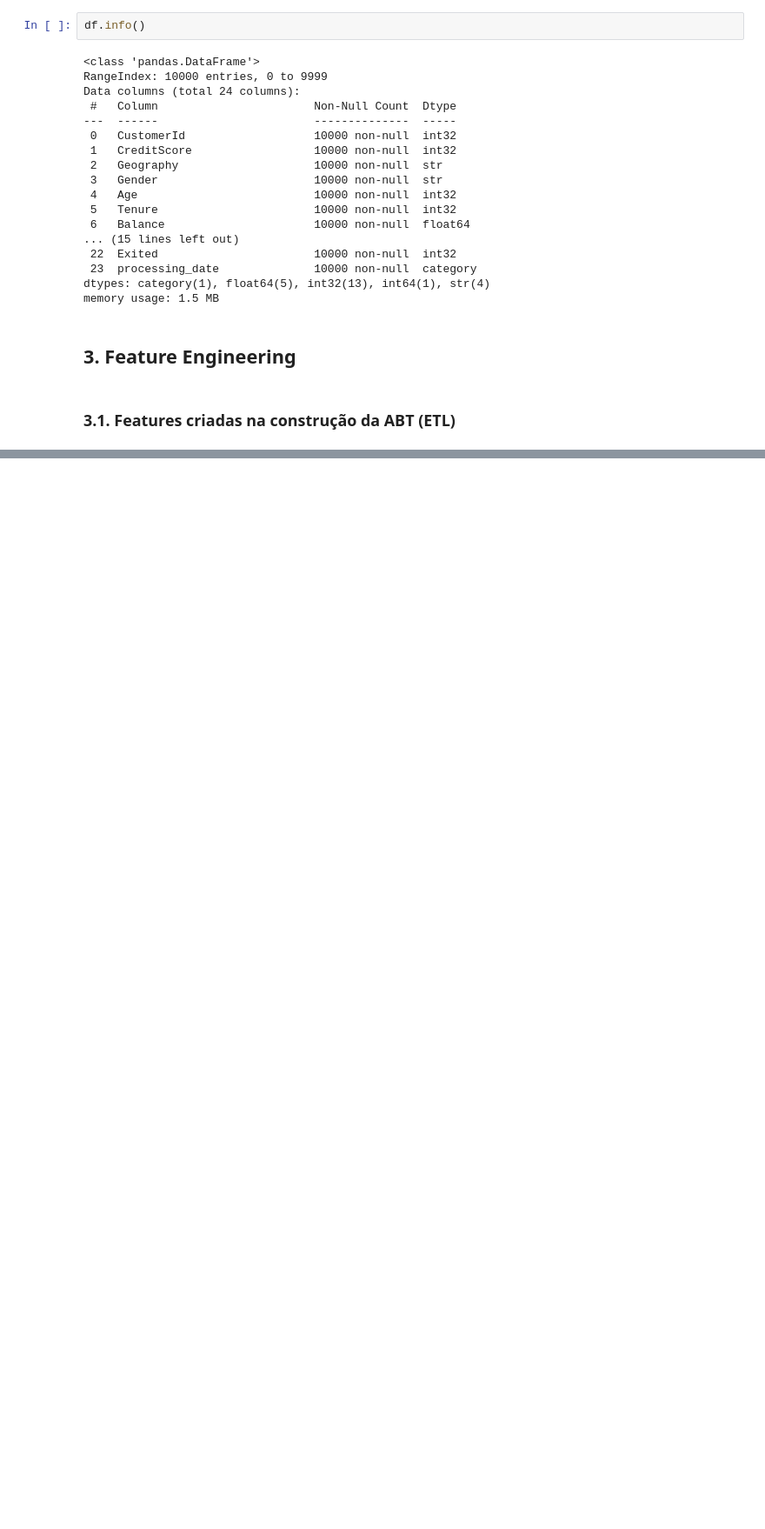
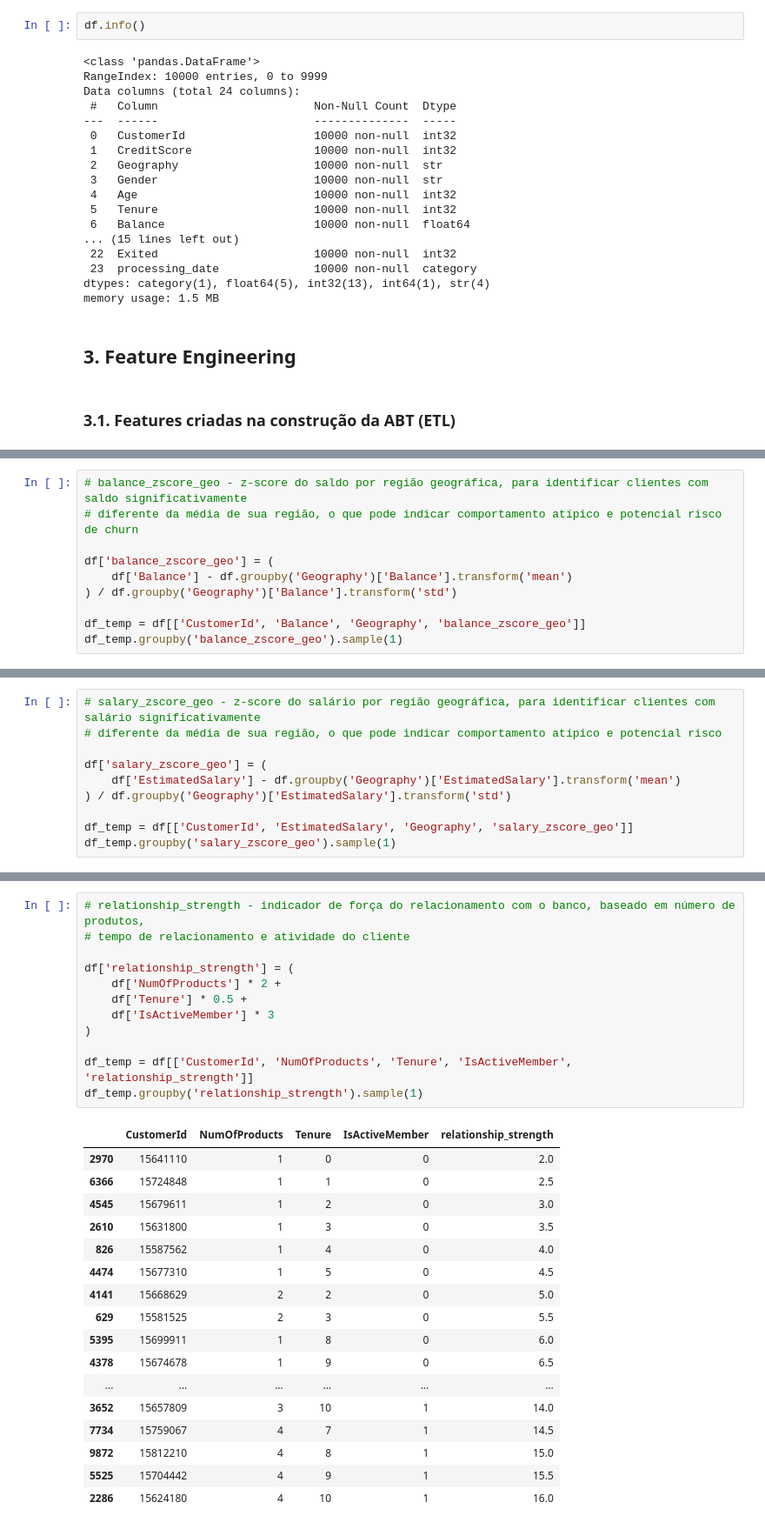
Before and after one commit to emso-exe/Churn_clientes_de_banco, a Jupyter notebook: notebooks/002_feature_engineering.ipynb, the cells around one changed output, grey strips where cells are left out. Shown at 87% size. Saved outputs shown, nothing was run; the diff lists cells and outputs as text; blank space fills up the shorter version.

```diff
--- a/notebooks/002_feature_engineering.ipynb
+++ b/notebooks/002_feature_engineering.ipynb
@@ -217,0 +233,10 @@ df_temp.groupby('is_active_with_card').sample(1)
+# %%
+# balance_zscore_geo - z-score do saldo por região geográfica, para identificar clientes com saldo significativamente
+# diferente da média de sua região, o que pode indicar comportamento atípico e potencial risco de churn
+
+df['balance_zscore_geo'] = (
+    df['Balance'] - df.groupby('Geography')['Balance'].transform('mean')
+) / df.groupby('Geography')['Balance'].transform('std')
+
+df_temp = df[['CustomerId', 'Balance', 'Geography', 'balance_zscore_geo']]
+df_temp.groupby('balance_zscore_geo').sample(1)
@@ -217,0 +257,10 @@ df_temp.groupby('is_active_with_card').sample(1)
+# %%
+# salary_zscore_geo - z-score do salário por região geográfica, para identificar clientes com salário significativamente
+# diferente da média de sua região, o que pode indicar comportamento atípico e potencial risco
+
+df['salary_zscore_geo'] = (
+    df['EstimatedSalary'] - df.groupby('Geography')['EstimatedSalary'].transform('mean')
+) / df.groupby('Geography')['EstimatedSalary'].transform('std')
+
+df_temp = df[['CustomerId', 'EstimatedSalary', 'Geography', 'salary_zscore_geo']]
+df_temp.groupby('salary_zscore_geo').sample(1)
@@ -217,0 +281,30 @@ df_temp.groupby('is_active_with_card').sample(1)
+# %%
+# relationship_strength - indicador de força do relacionamento com o banco, baseado em número de produtos,
+# tempo de relacionamento e atividade do cliente
+
+df['relationship_strength'] = (
+    df['NumOfProducts'] * 2 +
+    df['Tenure'] * 0.5 +
+    df['IsActiveMember'] * 3
+)
+
+df_temp = df[['CustomerId', 'NumOfProducts', 'Tenure', 'IsActiveMember', 'relationship_strength']]
+df_temp.groupby('relationship_strength').sample(1)
+# %% [output]
+|  | CustomerId | NumOfProducts | Tenure | IsActiveMember | relationship_strength |
+| 2970 | 15641110 | 1 | 0 | 0 | 2.0 |
+| 6366 | 15724848 | 1 | 1 | 0 | 2.5 |
+| 4545 | 15679611 | 1 | 2 | 0 | 3.0 |
+| 2610 | 15631800 | 1 | 3 | 0 | 3.5 |
+| 826 | 15587562 | 1 | 4 | 0 | 4.0 |
+| 4474 | 15677310 | 1 | 5 | 0 | 4.5 |
+| 4141 | 15668629 | 2 | 2 | 0 | 5.0 |
+| 629 | 15581525 | 2 | 3 | 0 | 5.5 |
+| 5395 | 15699911 | 1 | 8 | 0 | 6.0 |
+| 4378 | 15674678 | 1 | 9 | 0 | 6.5 |
+| ... | ... | ... | ... | ... | ... |
+| 3652 | 15657809 | 3 | 10 | 1 | 14.0 |
+| 7734 | 15759067 | 4 | 7 | 1 | 14.5 |
+| 9872 | 15812210 | 4 | 8 | 1 | 15.0 |
+| 5525 | 15704442 | 4 | 9 | 1 | 15.5 |
+| 2286 | 15624180 | 4 | 10 | 1 | 16.0 |
```
Also changed, not shown: parts of 31 cells of this notebook.
